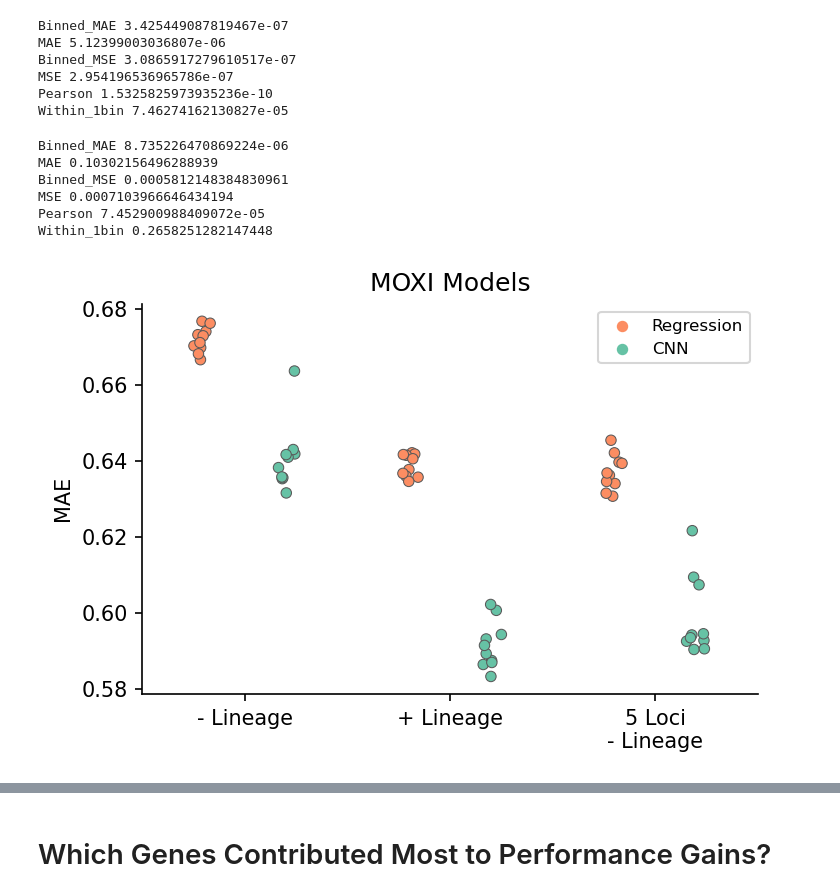
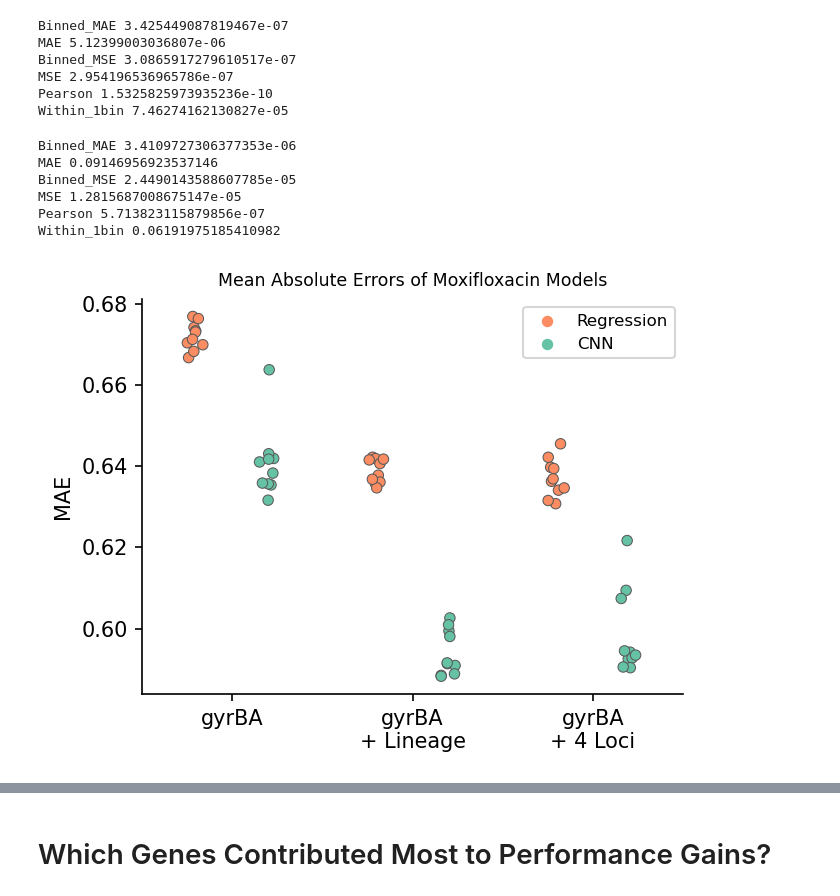
Before and after one commit to sanju99/MtbQuantCNN, a Jupyter notebook: analysis/performance_metrics.ipynb, the cells around one changed output, grey strips where cells are left out. Saved outputs shown, nothing was run; the diff lists cells and outputs as text; code cells hidden in the pictures.

```diff
--- a/analysis/performance_metrics.ipynb
+++ b/analysis/performance_metrics.ipynb
@@ -27,6 +27,6 @@ results_path = "/n/data1/hms/dbmi/farhat/Sanjana/CNN_results"
 cc_df = pd.read_csv("/n/data1/hms/dbmi/farhat/Sanjana/MIC_data/criticalConcentrations_updated.csv")
 who_variants = pd.read_csv("/n/data1/hms/dbmi/farhat/Sanjana/MIC_data/WHO_resistance_variants_all.csv")
 
-df_moxi = pd.read_csv("/n/data1/hms/dbmi/farhat/Sanjana/MIC_data/single_drugs/MOXI/data_for_model.csv")
+df_moxi = pd.read_csv("/n/data1/hms/dbmi/farhat/Sanjana/MIC_data/single_drugs/MXF/data_for_model.csv")
 df_rif = pd.read_csv("/n/data1/hms/dbmi/farhat/Sanjana/MIC_data/single_drugs/RIF/data_for_model.csv")
 # %% [output]
@@ -137,7 +133,7 @@ plot_bootstrap_histories(os.path.join(results_path, "MXF_gyrBA_lineage"), binary
 # %% [output]
 [figure]
 # %%
-def plot_quant_models(df, x_var, quant_var, title, tick_labels, plot_width, legend_loc="upper right", save_title=None):
+def plot_model_results(df, x_var, quant_var, title, tick_labels, plot_width, legend_loc="upper right", save_title=None):
 
     if x_var == "Model":
         quant_plot = df.query("CV > 0'").melt(id_vars=["Model"], value_vars=quant_var)
@@ -172,7 +168,7 @@ def plot_quant_models(df, x_var, quant_var, title, tick_labels, plot_width, lege
     legend.legendHandles[0]._sizes = [20]
     legend.legendHandles[1]._sizes = [20]
 
-    plt.title(title)
+    plt.title(title, fontsize="small")
     plt.xlabel("")
     plt.ylabel(quant_var)
     plt.xticks(ticks=ax.get_xticks(), labels=tick_labels)
@@ -416,12 +434,22 @@ plot_quant_models(rif_rpoBC_quant_compare, "Group", "MSE", "Mean Squared Errors
 # %% [markdown]
 # Moxifloxacin
 # %%
-moxi_gyrBA_CNN = quant_model_analysis(os.path.join(results_path, "MOXI_gyrBA"), "MOXI", 0.5, df_moxi, 1, lineage=0, patience=25, cv=True, plot=False)
-moxi_gyrBA_LinReg = pd.read_csv(os.path.join(results_path, "MOXI_gyrBA", "ridge", "ridge_results.csv"))
+moxi_gyrBA_binary_CNN = binary_model_analysis(os.path.join(results_path, "MXF_gyrBA"), "MOXI", 0.5, 1, lineage=0, cv=True, plot=False)
+moxi_gyrBA_binary_LogReg = pd.read_csv(os.path.join(results_path, "MXF_gyrBA", "ridge", "binary_ridge_results.csv"))
 
-moxi_gyrBA_lineage_CNN = quant_model_analysis(os.path.join(results_path, "MOXI_gyrBA_lineage"), "MOXI", 0.5, df_moxi, 1, lineage=1, patience=0, cv=True, plot=False)
-moxi_gyrBA_lineage_LinReg = pd.read_csv(os.path.join(results_path, "MOXI_gyrBA_lineage", "ridge", "ridge_results.csv"))
+moxi_gyrBA_CNN = quant_model_analysis(os.path.join(results_path, "MXF_gyrBA"), "MOXI", 0.5, df_moxi, 1, lineage=0, cv=True, plot=False)
+moxi_gyrBA_LinReg = pd.read_csv(os.path.join(results_path, "MXF_gyrBA", "ridge", "ridge_results.csv"))
 
-moxi_5Loci_CNN = quant_model_analysis(os.path.join(results_path, "MOXI_5Loci"), "MOXI", 0.5, df_moxi, 1, lineage=0, patience=25, cv=True, plot=False)
-moxi_5Loci_LinReg = pd.read_csv(os.path.join(results_path, "MOXI_5Loci", "ridge", "ridge_results.csv"))
+moxi_gyrBA_lineage_CNN = quant_model_analysis(os.path.join(results_path, "MXF_gyrBA_lineage"), "MOXI", 0.5, df_moxi, 1, lineage=1, cv=True, plot=False)
+moxi_gyrBA_lineage_LinReg = pd.read_csv(os.path.join(results_path, "MXF_gyrBA_lineage", "ridge", "ridge_results.csv"))
+
+moxi_5Loci_CNN = quant_model_analysis(os.path.join(results_path, "MXF_5Loci"), "MOXI", 0.5, df_moxi, 1, lineage=0, patience=25, cv=True, plot=False)
+moxi_5Loci_LinReg = pd.read_csv(os.path.join(results_path, "MXF_5Loci", "ridge", "ridge_results.csv"))
+
+moxi_compare = pd.concat([moxi_gyrBA_binary_CNN, moxi_gyrBA_binary_LogReg,
+                          moxi_gyrBA_CNN, moxi_gyrBA_LinReg,
+                          moxi_gyrBA_lineage_CNN, moxi_gyrBA_lineage_LinReg,
+                          moxi_5Loci_CNN, moxi_5Loci_LinReg
+                        ], axis=0)
+moxi_compare["Group"] = [1]*22 + [2]*22 + [3]*22 + [4]*22
 # %% [output]
@@ -483,13 +538,3 @@ Binned_MSE 3.0865917279610517e-07
 MSE 2.954196536965786e-07
 Pearson 1.5325825973935236e-10
 Within_1bin 7.46274162130827e-05
-# %%
-for var in ["Binned_MAE", "MAE", "Binned_MSE", "MSE", "Pearson", "Within_1bin"]:
-    print(var, test_for_significance(moxi_5Loci_CNN, moxi_gyrBA_lineage_CNN, var, alt="two-sided"))
-# %% [output]
-Binned_MAE 8.735226470869224e-06
-MAE 0.10302156496288939
-Binned_MSE 0.0005812148384830961
-MSE 0.0007103966646434194
-Pearson 7.452900988409072e-05
-Within_1bin 0.2658251282147448
@@ -502,9 +541,22 @@ moxi_to_compare["Group"] = [1]*22 + [2]*22 + [3]*22
+# %%
+for var in ["Binned_MAE", "MAE", "Binned_MSE", "MSE", "Pearson", "Within_1bin"]:
+    if "MAE" in var or "MSE" in var:
+        print(var, test_for_significance(moxi_gyrBA_lineage_CNN, moxi_5Loci_CNN, var, alt="less"))
+    else:
+        print(var, test_for_significance(moxi_gyrBA_lineage_CNN, moxi_5Loci_CNN, var, alt="greater"))
+# %% [output]
+Binned_MAE 3.4109727306377353e-06
+MAE 0.09146956923537146
+Binned_MSE 2.4490143588607785e-05
+MSE 1.2815687008675147e-05
+Pearson 5.713823115879856e-07
+Within_1bin 0.06191975185410982
 # %%
-plot_quant_models(moxi_to_compare, "Group", "MAE", "MOXI Models",
-                  ["- Lineage", "+ Lineage", "5 Loci\n- Lineage"],
-                  5,
-                  #save_title="../Figures/moxi_lineage_comparison.png"
+plot_model_results(moxi_compare.query("Group != 1"), "Group", "MAE", "Mean Absolute Errors of Moxifloxacin Models",
+                  ["gyrBA", "gyrBA\n+ Lineage", "gyrBA\n+ 4 Loci"],
+                   plot_width=4.5,
+                  save_title="/home/sak0914/Figures/moxi_MAE.png"
                  )
 # %% [output]
-[figure, old version]
+[figure, new version]
 # %%
```
Also changed, not shown: parts of 29 cells of this notebook, 13 other files.
